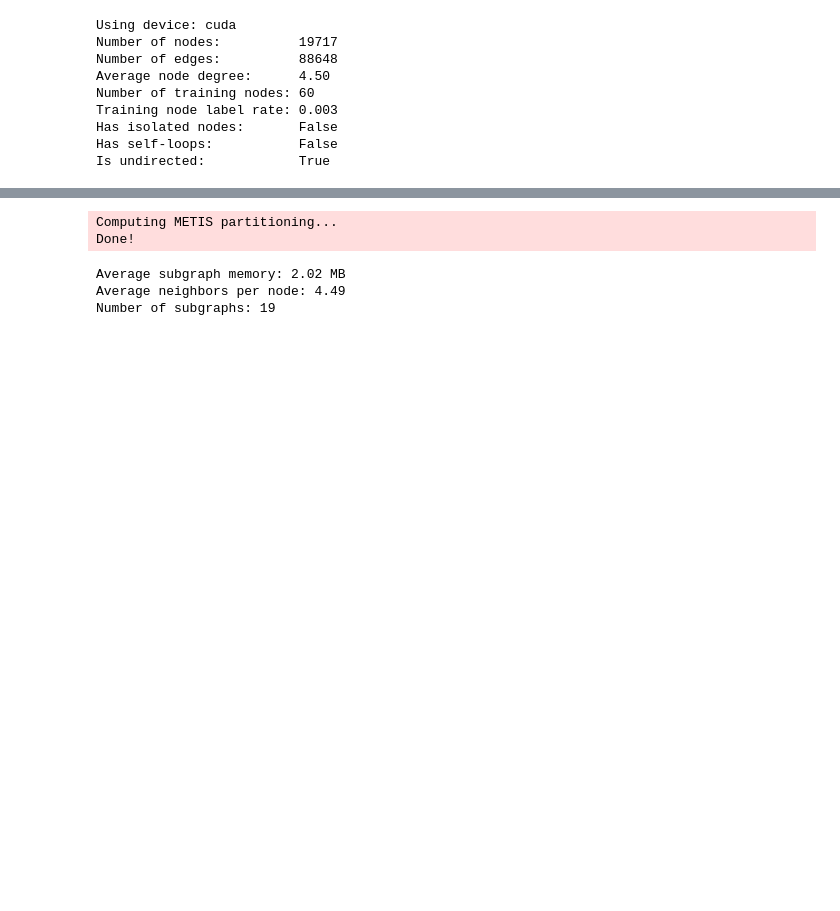
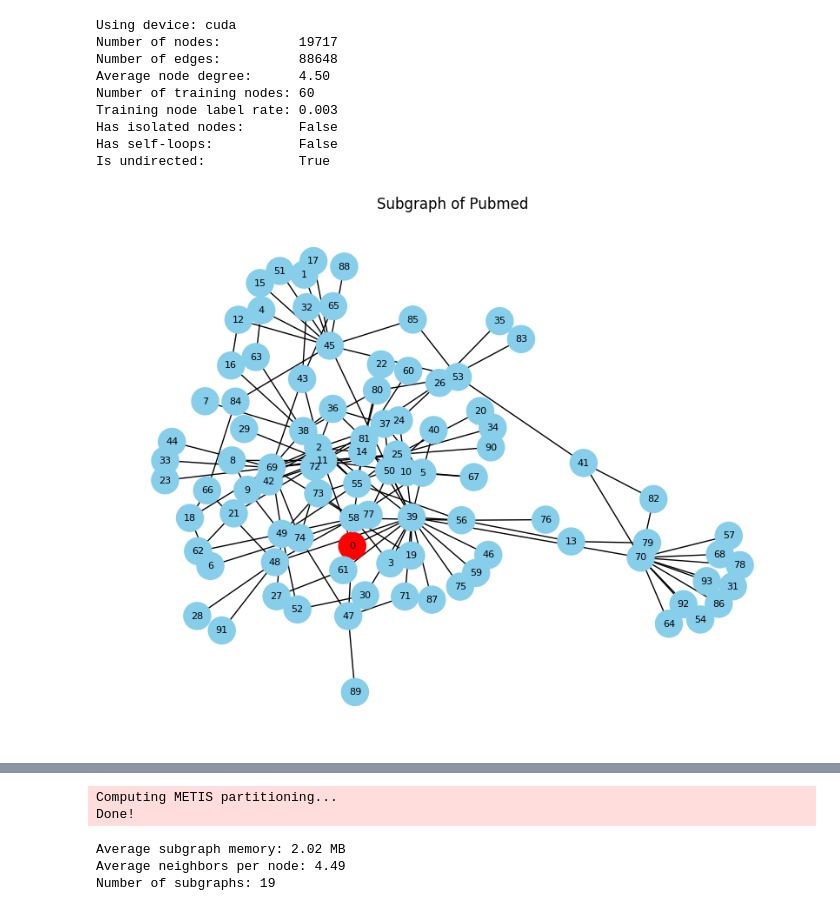
Before and after one commit to ghommidhWassim/GNN-variants, a Jupyter notebook: nodeFeatCorrGCN.ipynb, the cells around one changed output, grey strips where cells are left out. Drawn from its saved outputs; the diff is of its cells as text; code cells hidden in the pictures; blank space fills up the shorter version.

```diff
--- a/nodeFeatCorrGCN.ipynb
+++ b/nodeFeatCorrGCN.ipynb
@@ -147,3 +147,42 @@ def test(data, mask):
   correct = pred[mask.to(device)] == data.y[mask.to(device)]
   acc = int(correct.sum()) / int(mask.sum())
   return acc
+# %%
+def extract_subgraph(data, seed_node, num_hops=2):
+    from torch_geometric.utils import k_hop_subgraph
+
+    subset, edge_index, mapping, edge_mask = k_hop_subgraph(
+        seed_node, num_hops, data.edge_index, relabel_nodes=True
+    )
+
+    return subset, edge_index
+def visualize_subgraph(subset_nodes, edge_index, node_colors=None):
+    import networkx as nx
+    from torch_geometric.utils import to_networkx
+
+    # Convert to NetworkX graph for visualization
+    G = to_networkx(
+        data=Data(edge_index=edge_index, num_nodes=subset_nodes.size(0)),
+        to_undirected=True
+    )
+
+    plt.figure(figsize=(8, 6))
+    pos = nx.spring_layout(G, seed=42)
+
+    if node_colors is None:
+        node_colors = ['skyblue'] * G.number_of_nodes()
+
+    nx.draw(G, pos, with_labels=True, node_color=node_colors, node_size=500, font_size=8)
+    plt.title("Subgraph of Pubmed")
+    plt.show()
+# Pick a seed node, e.g., node 1000
+seed = 1
+subset_nodes, edge_index_sub = extract_subgraph(data, seed_node=seed, num_hops=3)
+
+# Optional: color the seed node
+colors = ['red' if i == 0 else 'skyblue' for i in range(len(subset_nodes))]
+
+# Visualize
+visualize_subgraph(subset_nodes, edge_index_sub, node_colors=colors)
+# %% [output]
+[figure, added]
```
Also changed, not shown: parts of 5 cells of this notebook.
